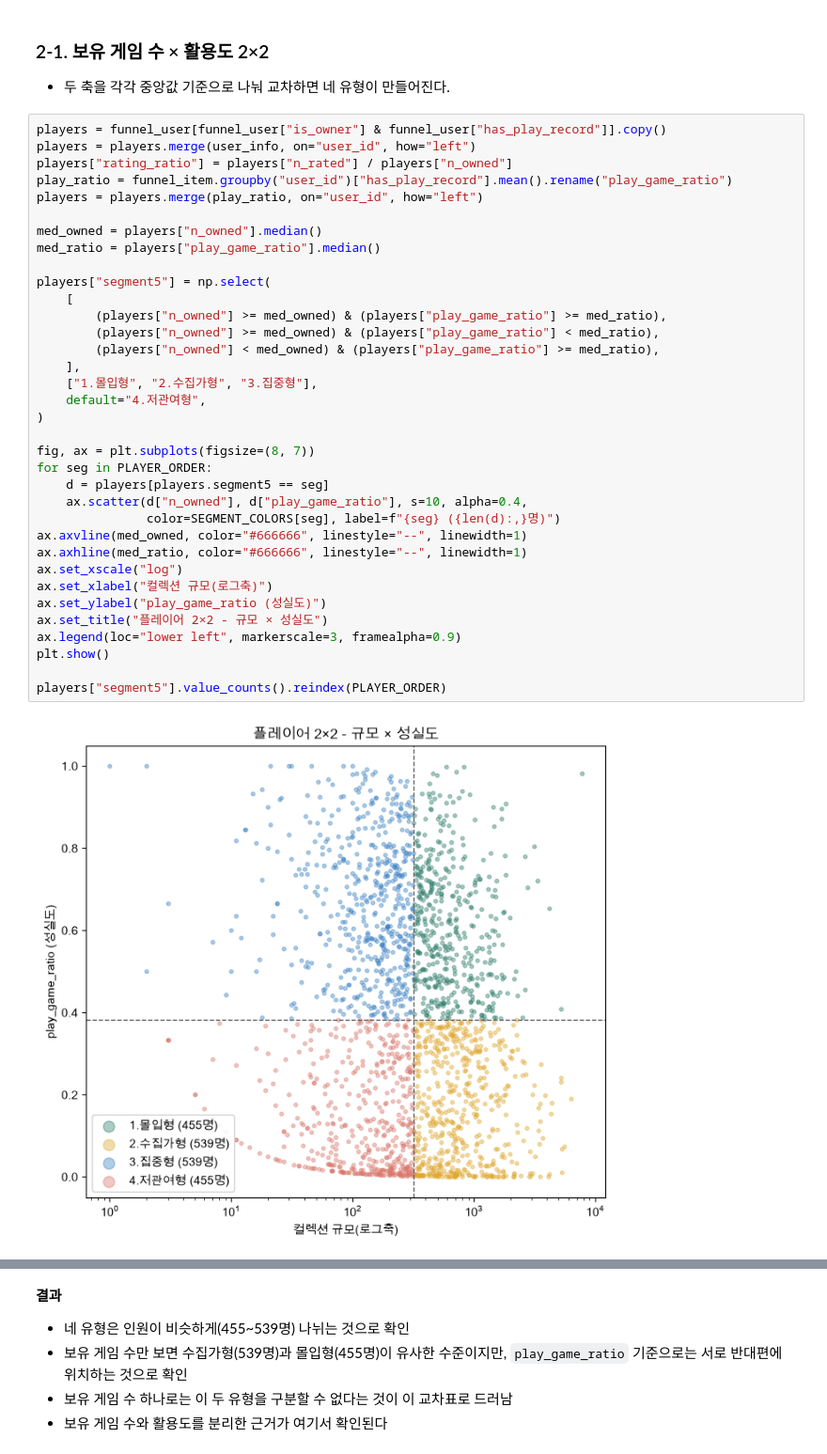
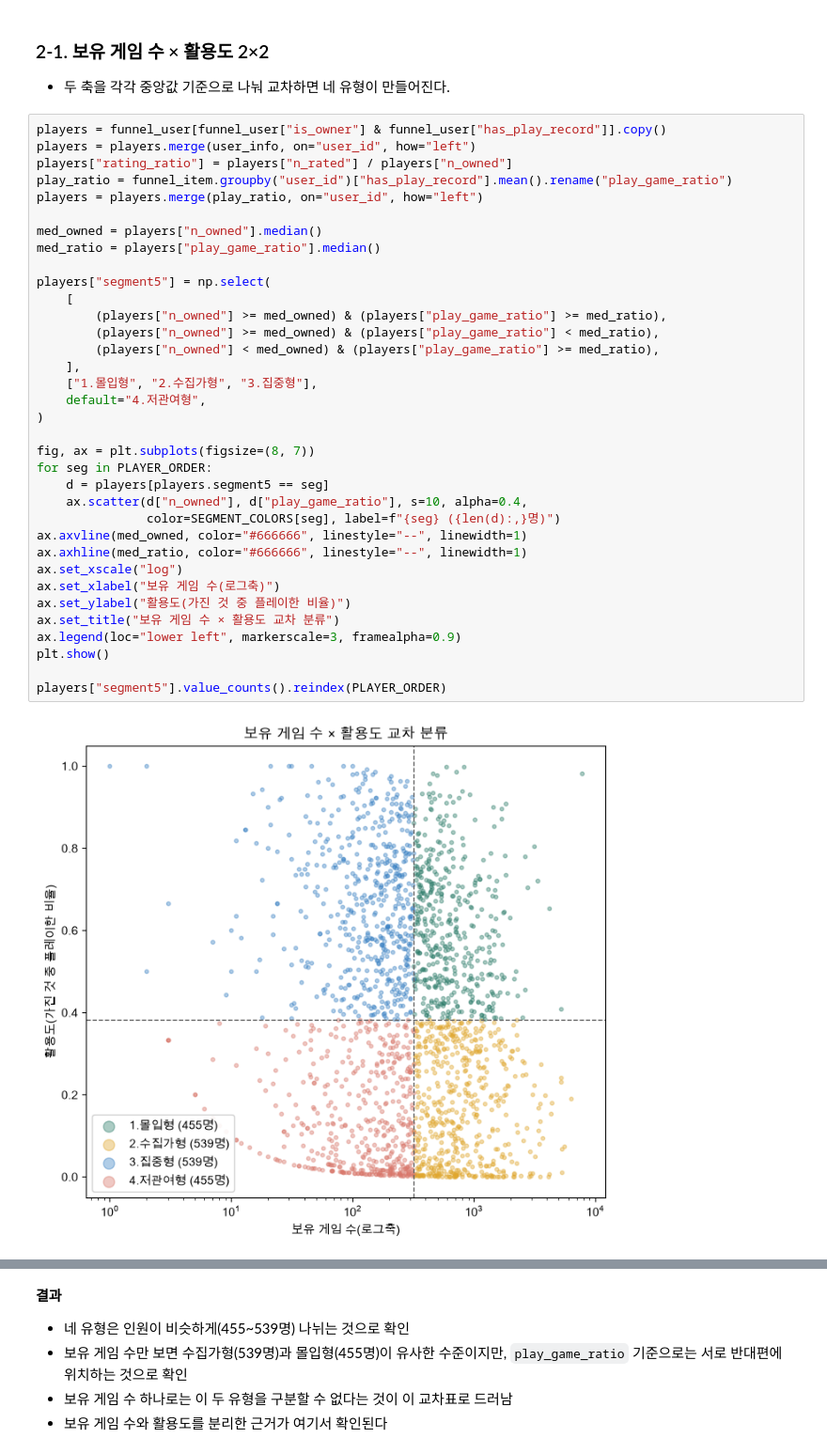
Before and after one commit to GH-Door/bgg-user-analytics, a Jupyter notebook: jupyter/03.Segment_Wishlist.ipynb, the cells around one changed output, grey strips where cells are left out. Shown at 94% size. Saved outputs shown, nothing was run; the diff lists cells and outputs as text.

```diff
--- a/jupyter/03.Segment_Wishlist.ipynb
+++ b/jupyter/03.Segment_Wishlist.ipynb
@@ -208,37 +208,37 @@ players = players.merge(user_info, on="user_id", how="left")
 players["rating_ratio"] = players["n_rated"] / players["n_owned"]
 play_ratio = funnel_item.groupby("user_id")["has_play_record"].mean().rename("play_game_ratio")
 players = players.merge(play_ratio, on="user_id", how="left")
 
 med_owned = players["n_owned"].median()
 med_ratio = players["play_game_ratio"].median()
 
 players["segment5"] = np.select(
     [
         (players["n_owned"] >= med_owned) & (players["play_game_ratio"] >= med_ratio),
         (players["n_owned"] >= med_owned) & (players["play_game_ratio"] < med_ratio),
         (players["n_owned"] < med_owned) & (players["play_game_ratio"] >= med_ratio),
     ],
     ["1.몰입형", "2.수집가형", "3.집중형"],
     default="4.저관여형",
 )
 
 fig, ax = plt.subplots(figsize=(8, 7))
 for seg in PLAYER_ORDER:
     d = players[players.segment5 == seg]
     ax.scatter(d["n_owned"], d["play_game_ratio"], s=10, alpha=0.4,
                color=SEGMENT_COLORS[seg], label=f"{seg} ({len(d):,}명)")
 ax.axvline(med_owned, color="#666666", linestyle="--", linewidth=1)
 ax.axhline(med_ratio, color="#666666", linestyle="--", linewidth=1)
 ax.set_xscale("log")
-ax.set_xlabel("컬렉션 규모(로그축)")
-ax.set_ylabel("play_game_ratio (성실도)")
-ax.set_title("플레이어 2×2 - 규모 × 성실도")
+ax.set_xlabel("보유 게임 수(로그축)")
+ax.set_ylabel("활용도(가진 것 중 플레이한 비율)")
+ax.set_title("보유 게임 수 × 활용도 교차 분류")
 ax.legend(loc="lower left", markerscale=3, framealpha=0.9)
 plt.show()
 
 players["segment5"].value_counts().reindex(PLAYER_ORDER)
 # %% [output]
-[figure, old version]
+[figure, new version]
 segment5
 1.몰입형     455
 2.수집가형    539
```
Also changed, not shown: parts of 10 cells of this notebook, 3 other files.
